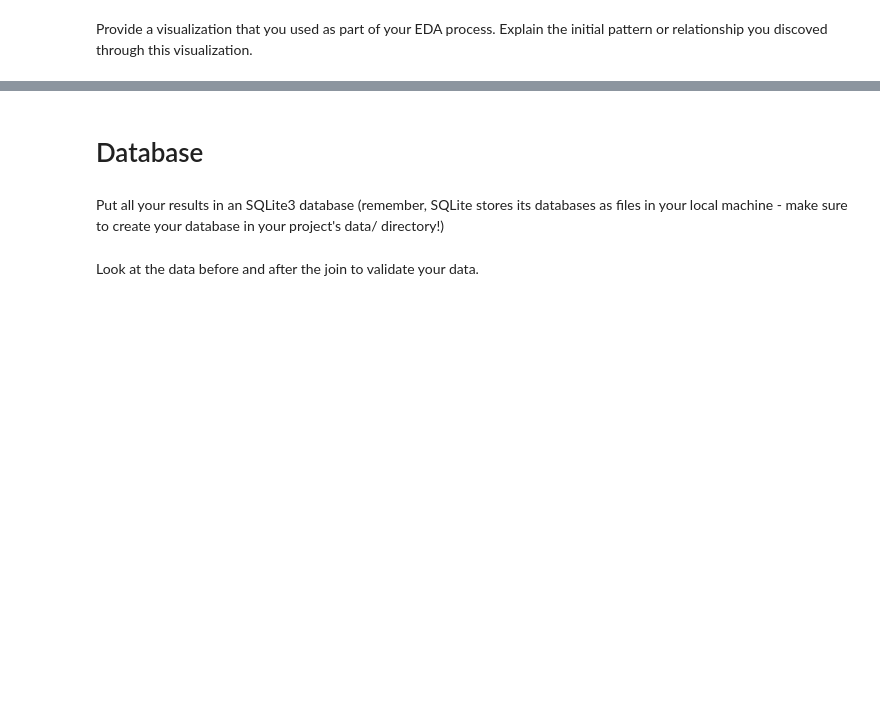
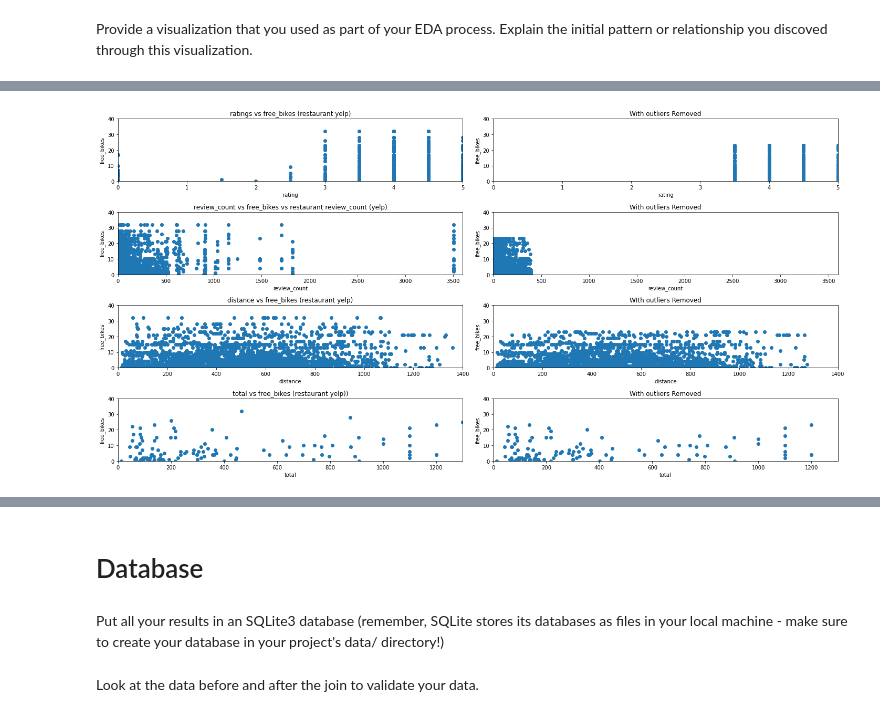
Before and after one commit to kansonc/Statistical-Modelling-Project, a Jupyter notebook: notebooks/joining_data.ipynb, the cells around one changed output, grey strips where cells are left out. Drawn from its saved outputs; the diff is of its cells as text; code cells hidden in the pictures; blank space fills up the shorter version.

```diff
--- a/notebooks/joining_data.ipynb
+++ b/notebooks/joining_data.ipynb
@@ -74,0 +208,72 @@ plt.show()
+# %%
+# Scatterplots showing the relationship of the Y variable "free_bikes" to each of the X variables
+
+# Set Plot Dimensions
+fig, axes = plt.subplots(nrows=4, ncols=2, figsize=(20, 10))
+
+# Plot rating
+axes[0][0].scatter(bs_quant_df['rating'], bs_quant_df['free_bikes'])
+axes[0][0].set_xlabel('rating')
+axes[0][0].set_ylabel('free_bikes')
+axes[0][0].set_title('ratings vs free_bikes (restaurant yelp)')
+axes[0][0].set_xlim(0,5)
+axes[0][0].set_ylim(0,40)
+
+axes[0][1].scatter(bs_quant_clean_df['rating'], bs_quant_clean_df['free_bikes'])
+axes[0][1].set_xlabel('rating')
+axes[0][1].set_ylabel('free_bikes')
+axes[0][1].set_title('With outliers Removed')
+axes[0][1].set_xlim(0,5)
+axes[0][1].set_ylim(0,40)
+
+
+# Plot review_count
+axes[1][0].scatter(bs_quant_df['review_count'], bs_quant_df['free_bikes'])
+axes[1][0].set_xlabel('review_count')
+axes[1][0].set_ylabel('free_bikes')
+axes[1][0].set_title('review_count vs free_bikes vs restaurant review_count (yelp)')
+axes[1][0].set_xlim(0,3600)
+axes[1][0].set_ylim(0,40)
+
+axes[1][1].scatter(bs_quant_clean_df['review_count'], bs_quant_clean_df['free_bikes'])
+axes[1][1].set_xlabel('review_count')
+axes[1][1].set_ylabel('free_bikes')
+axes[1][1].set_title('With outliers Removed')
+axes[1][1].set_xlim(0,3600)
+axes[1][1].set_ylim(0,40)
+
+# Plot distance
+axes[2][0].scatter(bs_quant_df['distance'], bs_quant_df['free_bikes'])
+axes[2][0].set_xlabel('distance')
+axes[2][0].set_ylabel('free_bikes')
+axes[2][0].set_title('distance vs free_bikes (restaurant yelp)')
+axes[2][0].set_xlim(0,1400)
+axes[2][0].set_ylim(0,40)
+
+axes[2][1].scatter(bs_quant_clean_df['distance'], bs_quant_clean_df['free_bikes'])
+axes[2][1].set_xlabel('distance')
+axes[2][1].set_ylabel('free_bikes')
+axes[2][1].set_title('WIth outliers Removed')
+axes[2][1].set_xlim(0,1400)
+axes[2][1].set_ylim(0,40)
+
+# Plot total
+axes[3][0].scatter(bs_total_df['total'], bs_total_df['free_bikes'])
+axes[3][0].set_xlabel('total')
+axes[3][0].set_ylabel('free_bikes')
+axes[3][0].set_title('total vs free_bikes (restaurant yelp))')
+axes[3][0].set_xlim(0,1300)
+axes[3][0].set_ylim(0,40)
+
+axes[3][1].scatter(bs_total_clean_df['total'], bs_total_clean_df['free_bikes'])
+axes[3][1].set_xlabel('total')
+axes[3][1].set_ylabel('free_bikes')
+axes[3][1].set_title('With outliers Removed')
+axes[3][1].set_xlim(0,1300)
+axes[3][1].set_ylim(0,40)
+
+# Scatterplots
+plt.tight_layout()
+plt.show()
+# %% [output]
+[figure, added]
```
Also changed, not shown: parts of 22 cells of this notebook, 9 other files.
